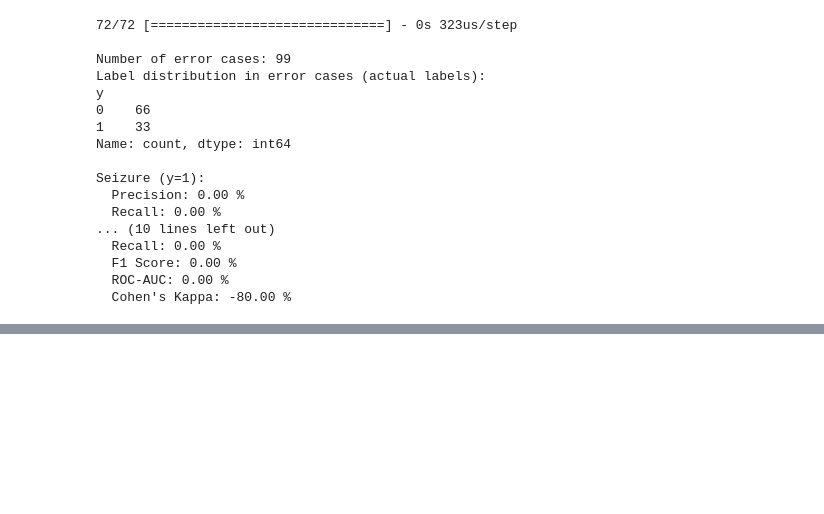
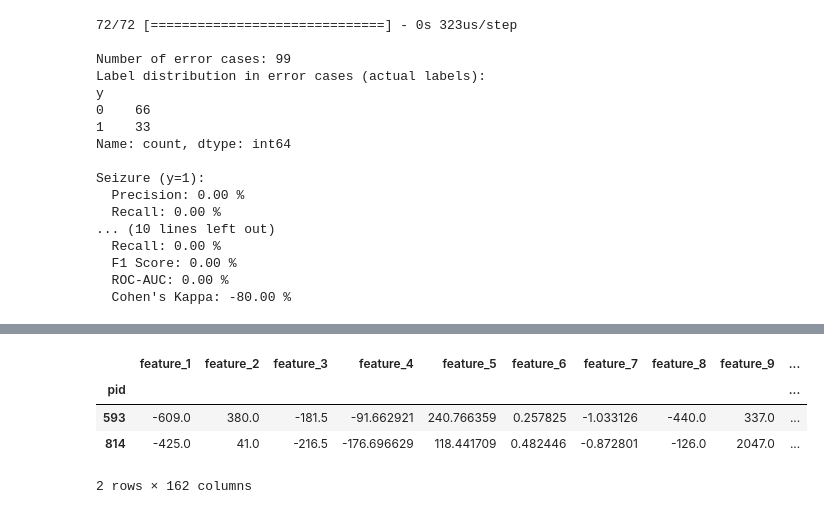
Before and after one commit to Accenture-Northwestern-Capstone/clinical, a Jupyter notebook: clinical_EDA_week4_hard_test_cases.ipynb, the cells around one changed output, grey strips where cells are left out. Drawn from its saved outputs; the diff is of its cells as text; code cells hidden in the pictures; blank space fills up the shorter version.

Commit message:
add outliers identify by PCA

```diff
--- a/clinical_EDA_week4_hard_test_cases.ipynb
+++ b/clinical_EDA_week4_hard_test_cases.ipynb
@@ -839,0 +828,16 @@ Others:
+# %%
+from scipy.spatial.distance import euclidean
+
+# Step 5: Compute the centroid of the PCA-transformed data
+centroid = np.mean(X_pca, axis=0)
+
+# Step 6: Compute Euclidean distance of each participant from the centroid
+distances = np.array([euclidean(row, centroid) for row in X_pca])
+
+# Step 7: Set a threshold to identify outliers (e.g., top 5% with highest distance)
+threshold = np.percentile(distances, 90)  # Top 5% are considered distinct
+outliers = combined_df[distances > threshold]
+
+# Print out the PIDs and labels of outliers
+print(f"Participants with distinct behavior (top 5% based on PCA distance):")
+print(outliers[['pid', 'label']])
@@ -839,0 +862,8 @@ Others:
+# %%
+outliers[outliers['label'] == 0]
+# %% [output]
+|  | feature_1 | feature_2 | feature_3 | feature_4 | feature_5 | feature_6 | feature_7 | feature_8 | feature_9 | ... |
+| pid |  |  |  |  |  |  |  |  |  | ... |
+| 593 | -609.0 | 380.0 | -181.5 | -91.662921 | 240.766359 | 0.257825 | -1.033126 | -440.0 | 337.0 | ... |
+| 814 | -425.0 | 41.0 | -216.5 | -176.696629 | 118.441709 | 0.482446 | -0.872801 | -126.0 | 2047.0 | ... |
+2 rows × 162 columns
```
Also changed, not shown: parts of 5 cells of this notebook.
